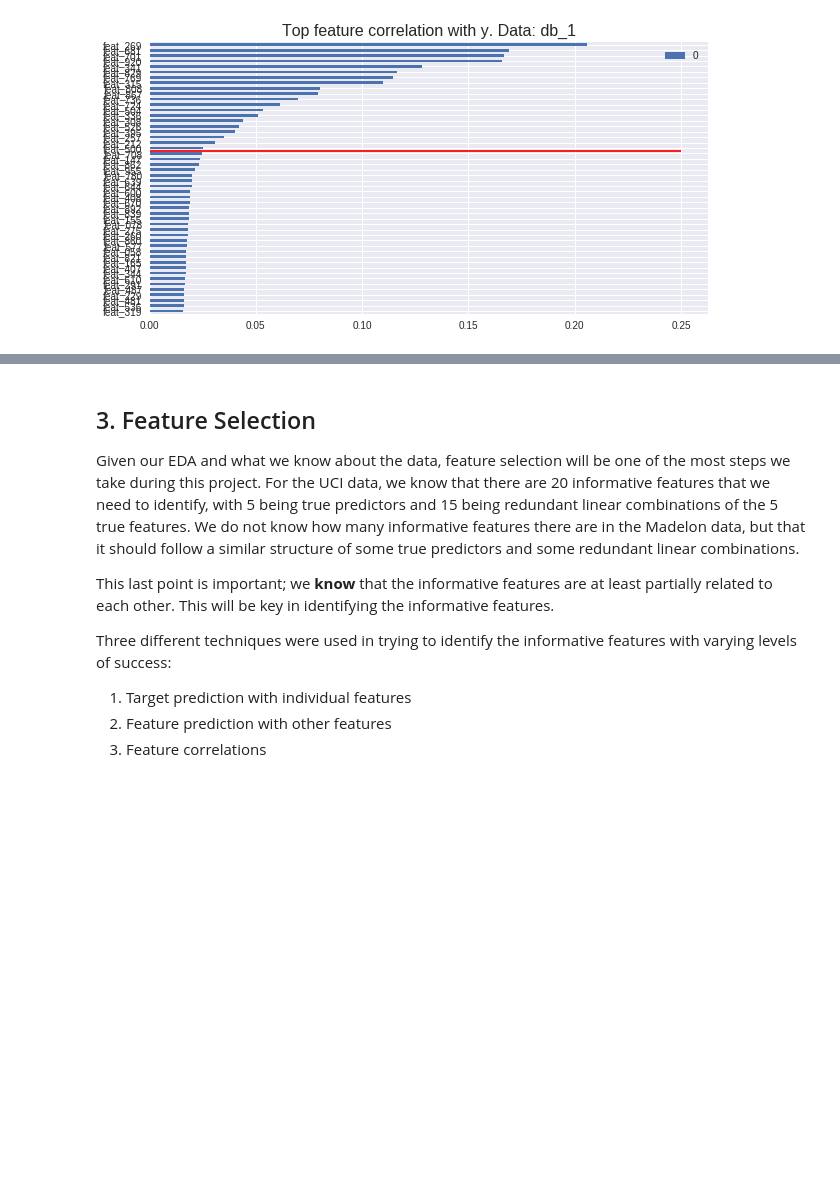
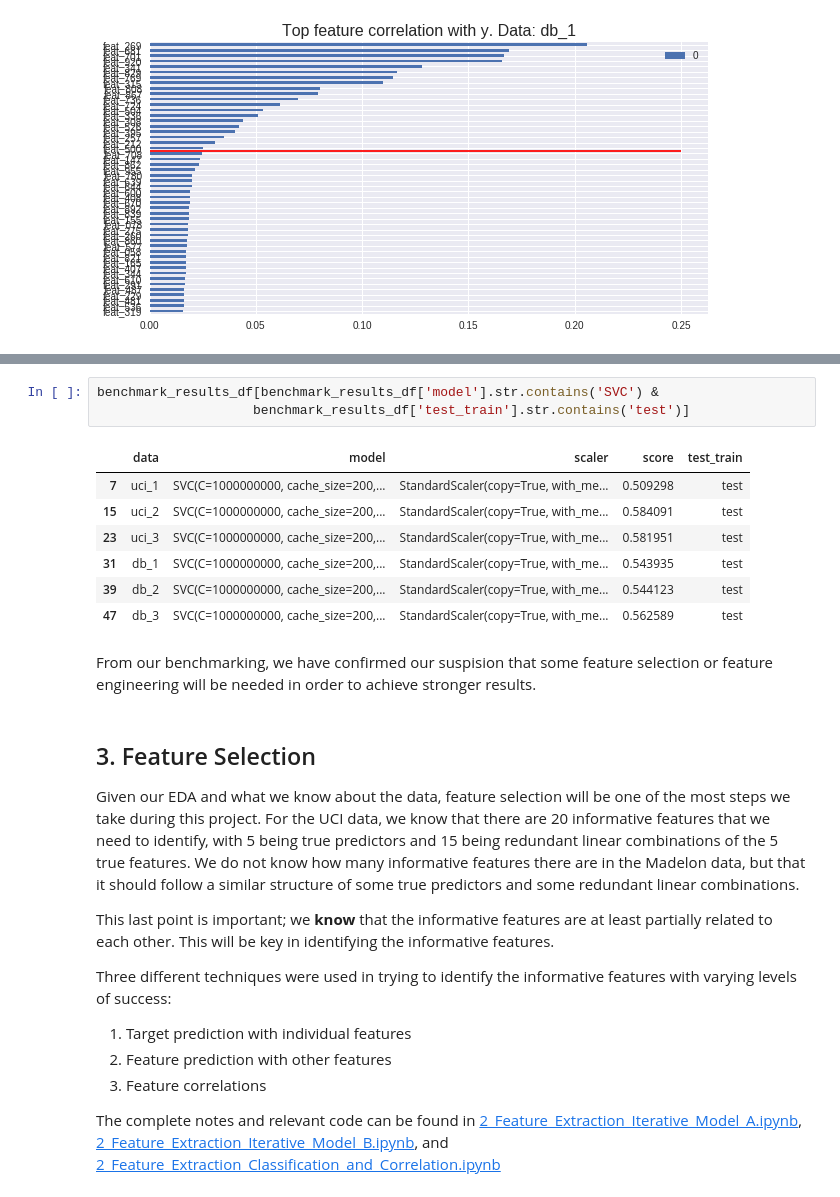
Before and after one commit to djkjohnston/Feature_Selection_Classification_GA_DSI_Proj3, a Jupyter notebook: Madelon Report.ipynb, the cells around one changed output, grey strips where cells are left out. Cells and saved outputs as stored; diff of their text form; blank space fills up the shorter version.

```diff
--- a/Madelon Report.ipynb
+++ b/Madelon Report.ipynb
@@ -209,3 +271,16 @@ The complete output of charts and relevant code can be found in [1_Benchmarking.
+# %%
+benchmark_results_df[benchmark_results_df['model'].str.contains('SVC') &
+                    benchmark_results_df['test_train'].str.contains('test')]
+# %% [output]
+|  | data | model | scaler | score | test_train |
+| 7 | uci_1 | SVC(C=1000000000, cache_size=200,... | StandardScaler(copy=True, with_me... | 0.509298 | test |
+| 15 | uci_2 | SVC(C=1000000000, cache_size=200,... | StandardScaler(copy=True, with_me... | 0.584091 | test |
+| 23 | uci_3 | SVC(C=1000000000, cache_size=200,... | StandardScaler(copy=True, with_me... | 0.581951 | test |
+| 31 | db_1 | SVC(C=1000000000, cache_size=200,... | StandardScaler(copy=True, with_me... | 0.543935 | test |
+| 39 | db_2 | SVC(C=1000000000, cache_size=200,... | StandardScaler(copy=True, with_me... | 0.544123 | test |
+| 47 | db_3 | SVC(C=1000000000, cache_size=200,... | StandardScaler(copy=True, with_me... | 0.562589 | test |
+# %% [markdown]
+From our benchmarking, we have confirmed our suspision that some feature selection or feature engineering will be needed in order to achieve stronger results.
 # %% [markdown]
 ## 3. Feature Selection
 
@@ -217,3 +292,5 @@ Three different techniques were used in trying to identify the informative featu
 1. Target prediction with individual features
 2. Feature prediction with other features
 3. Feature correlations
+
+The complete notes and relevant code can be found in [2_Feature_Extraction_Iterative_Model_A.ipynb](https://git.generalassemb.ly/dannyboyjohnston/project_3/blob/master/2_Feature_Extraction_Iterative_Model_A.ipynb), [2_Feature_Extraction_Iterative_Model_B.ipynb](https://git.generalassemb.ly/dannyboyjohnston/project_3/blob/master/2_Feature_Extraction_Iterative_Model_B.ipynb), and [2_Feature_Extraction_Classification_and_Correlation.ipynb](https://git.generalassemb.ly/dannyboyjohnston/project_3/blob/master/2_Feature_Extraction_Classification_and_Correlation.ipynb)
```
Also changed, not shown: parts of 13 cells of this notebook.
